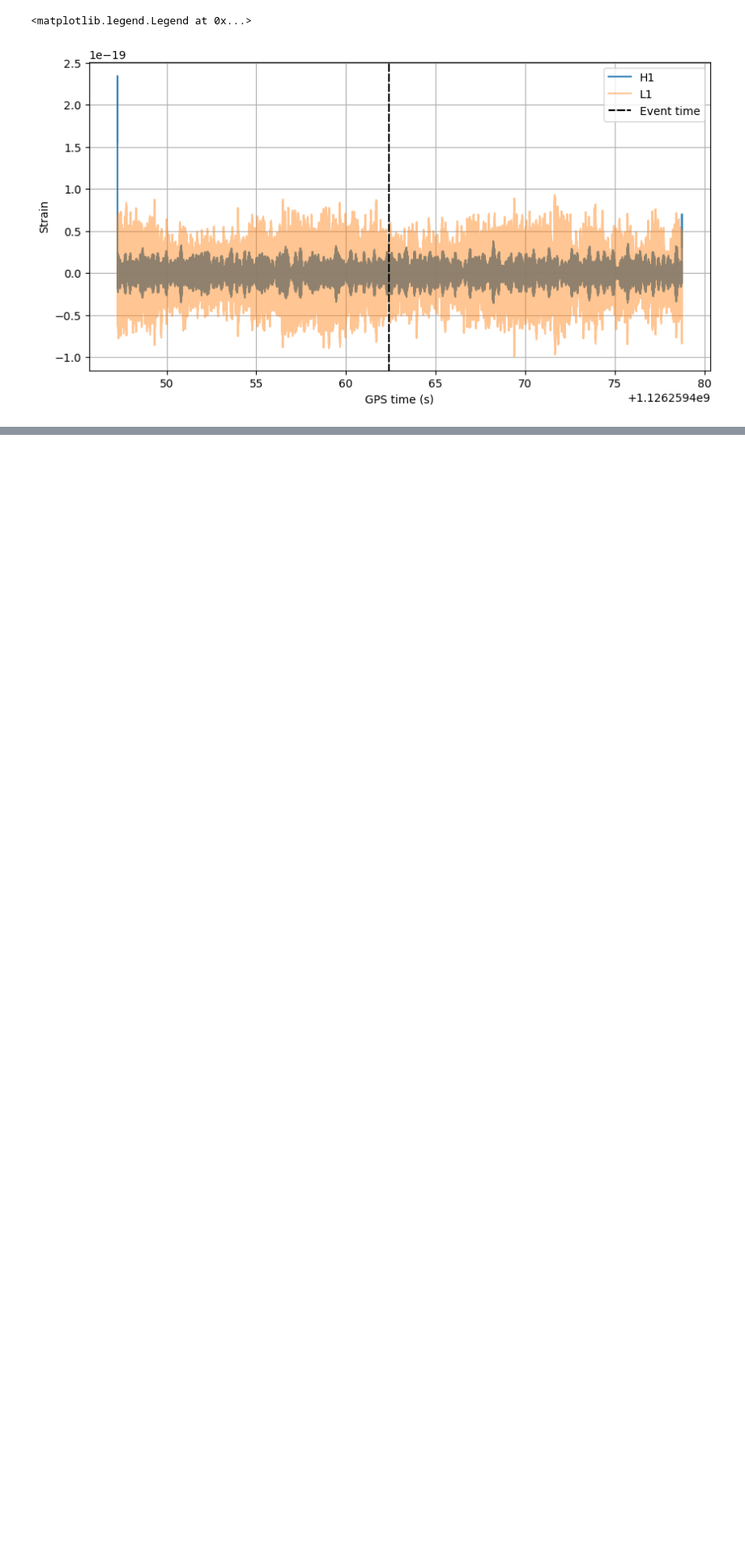
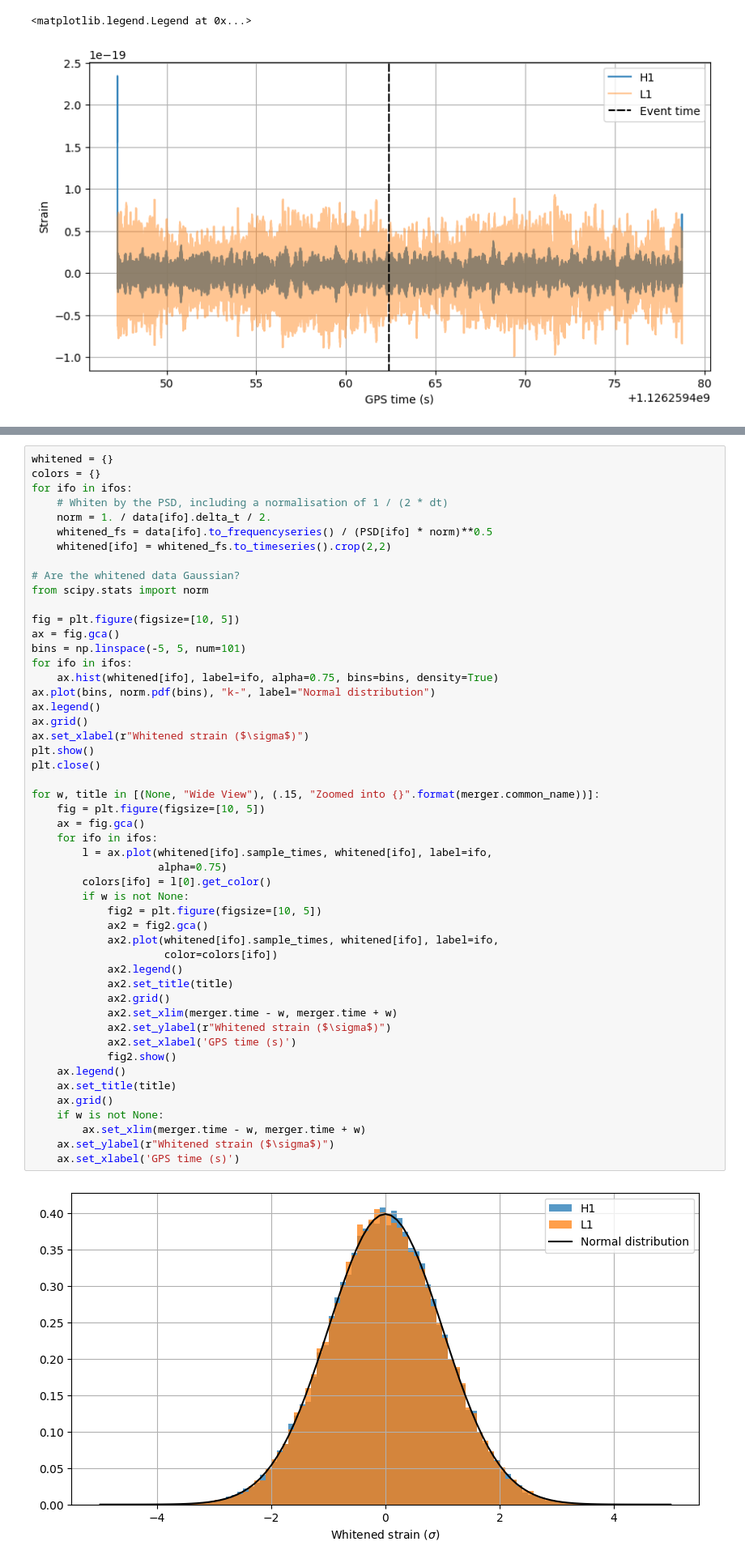
Before and after one commit to Naga203/nikhef, a Jupyter notebook: tutorial_notebooks/1_detection_and_preprocessing.ipynb, the cells around one changed output, grey strips where cells are left out. Shown at 81% size. Drawn from its saved outputs; the diff is of its cells as text; blank space fills up the shorter version.

```diff
--- a/tutorial_notebooks/1_detection_and_preprocessing.ipynb
+++ b/tutorial_notebooks/1_detection_and_preprocessing.ipynb
@@ -121,0 +206,52 @@ ax.legend()
+# %%
+whitened = {}
+colors = {}
+for ifo in ifos:
+    # Whiten by the PSD, including a normalisation of 1 / (2 * dt)
+    norm = 1. / data[ifo].delta_t / 2.
+    whitened_fs = data[ifo].to_frequencyseries() / (PSD[ifo] * norm)**0.5
+    whitened[ifo] = whitened_fs.to_timeseries().crop(2,2)
+
+# Are the whitened data Gaussian?
+from scipy.stats import norm
+
+fig = plt.figure(figsize=[10, 5])
+ax = fig.gca()
+bins = np.linspace(-5, 5, num=101)
+for ifo in ifos:
+    ax.hist(whitened[ifo], label=ifo, alpha=0.75, bins=bins, density=True)
+ax.plot(bins, norm.pdf(bins), "k-", label="Normal distribution")
+ax.legend()
+ax.grid()
+ax.set_xlabel(r"Whitened strain ($\sigma$)")
+plt.show()
+plt.close()
+
+for w, title in [(None, "Wide View"), (.15, "Zoomed into {}".format(merger.common_name))]:
+    fig = plt.figure(figsize=[10, 5])
+    ax = fig.gca()
+    for ifo in ifos:
+        l = ax.plot(whitened[ifo].sample_times, whitened[ifo], label=ifo,
+                    alpha=0.75)
+        colors[ifo] = l[0].get_color()
+        if w is not None:
+            fig2 = plt.figure(figsize=[10, 5])
+            ax2 = fig2.gca()
+            ax2.plot(whitened[ifo].sample_times, whitened[ifo], label=ifo,
+                     color=colors[ifo])
+            ax2.legend()
+            ax2.set_title(title)
+            ax2.grid()
+            ax2.set_xlim(merger.time - w, merger.time + w)
+            ax2.set_ylabel(r"Whitened strain ($\sigma$)")
+            ax2.set_xlabel('GPS time (s)')
+            fig2.show()
+    ax.legend()
+    ax.set_title(title)
+    ax.grid()
+    if w is not None:
+        ax.set_xlim(merger.time - w, merger.time + w)
+    ax.set_ylabel(r"Whitened strain ($\sigma$)")
+    ax.set_xlabel('GPS time (s)')
+# %% [output]
+[figure, added]
```
Also changed, not shown: parts of 41 cells of this notebook.
